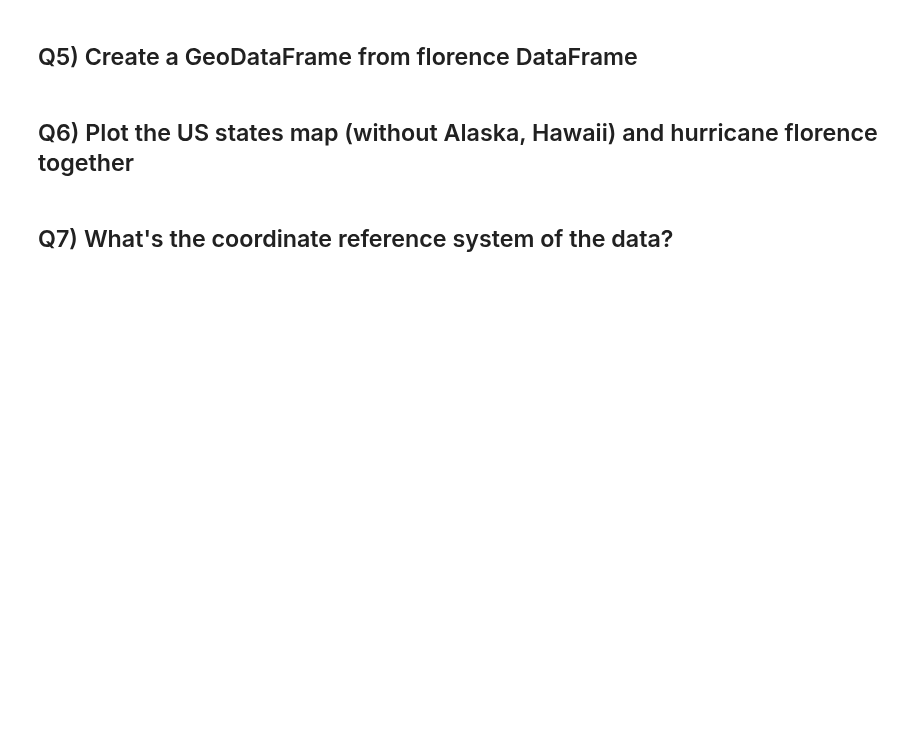
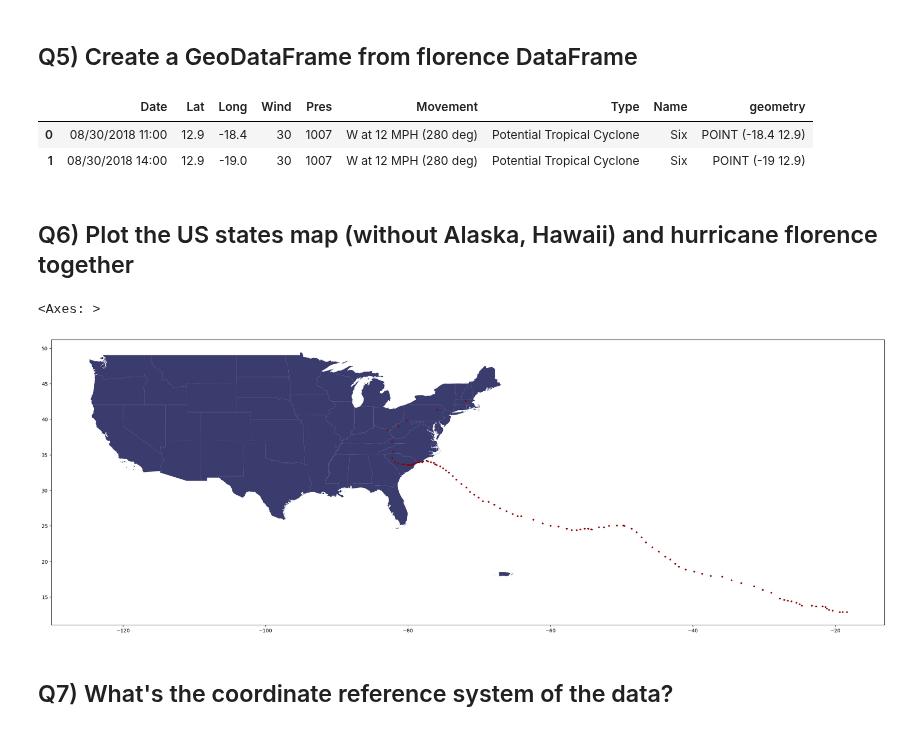
Before and after one commit to Coraliefringeli/2025_Intro_Python_Fringeli_Coralie, a Jupyter notebook: notebook/W3_S2.ipynb, the cells around one changed output. Cells and saved outputs as stored; diff of their text form; code cells hidden in the pictures; blank space fills up the shorter version.

```diff
--- a/notebook/W3_S2.ipynb
+++ b/notebook/W3_S2.ipynb
@@ -180,19 +183,31 @@ florence.head(3)
 ## Q5) Create a GeoDataFrame from florence DataFrame
 # %%
 # Create a geodataframe from the hurricane florence dataframe
+
+gdf_hurricane_florence = gpd.GeoDataFrame(florence,geometry=gpd.points_from_xy(florence.Long,florence.Lat))
 # %%
 #@markdown Fill in the blank code. Double-click here to reveal
 # Create a geodataframe from the hurricane florence dataframe
 gdf_florence = gpd.____(florence, geometry=gpd.____(florence.Long, florence.Lat))
 # %%
 # Have a look at the hurricane geodataframe
-gdf_florence.head(2)
+gdf_hurricane_florence.head(2)
+# %% [output]
+|  | Date | Lat | Long | Wind | Pres | Movement | Type | Name | geometry |
+| 0 | 08/30/2018 11:00 | 12.9 | -18.4 | 30 | 1007 | W at 12 MPH (280 deg) | Potential Tropical Cyclone | Six | POINT (-18.4 12.9) |
+| 1 | 08/30/2018 14:00 | 12.9 | -19.0 | 30 | 1007 | W at 12 MPH (280 deg) | Potential Tropical Cyclone | Six | POINT (-19 12.9) |
 # %% [markdown]
 ## Q6) Plot the US states map (without Alaska, Hawaii) and hurricane florence together
 # %%
 # Plot to see the hurricane overlay over the US map
+fig, ax = plt.subplots(1, figsize=(30,20))
+base = country[country['NAME'].isin(['Alaska','Hawaii']) == False].plot(ax=ax, color='#3B3C6E')
 
-# And plot the hurricane position on top with red color to stand out:
+# plotting the hurricane position on top with red color to stand out:
+gdf_hurricane_florence.plot(ax=base, color='darkred', marker="*", markersize=10)
+# %% [output]
+<Axes: >
+[figure, added]
 # %%
 #@markdown Fill in the blank code. Double-click here to reveal
 # Plotting to see the hurricane overlay the US map:
```
Also changed, not shown: parts of 4 cells of this notebook.
